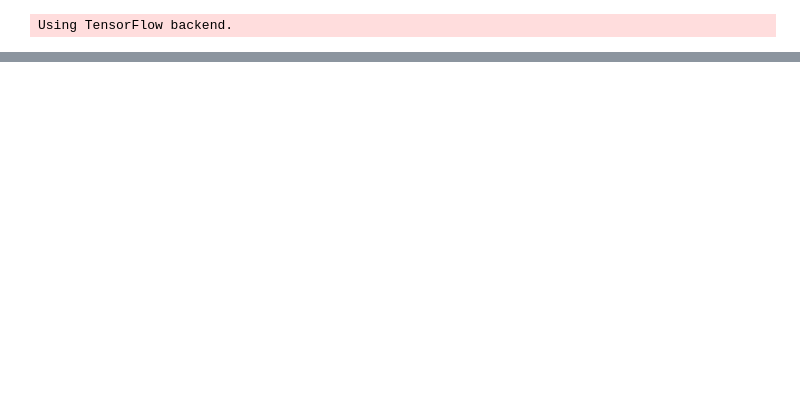
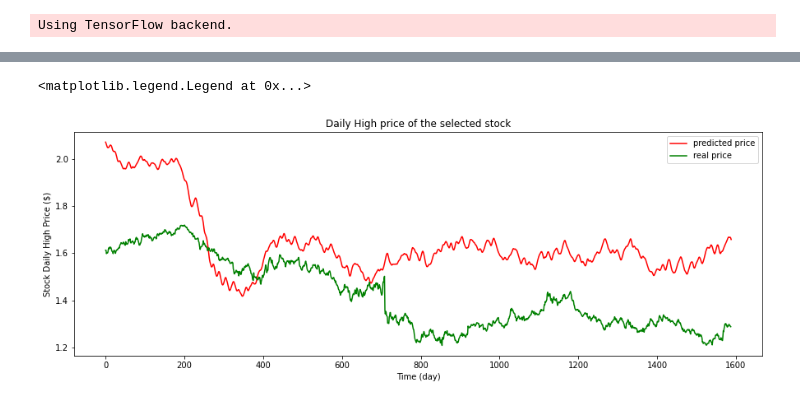
Before and after one commit to pikasean/LSTM, a Jupyter notebook: NN/Keras_Test.ipynb, the cells around one changed output, grey strips where cells are left out. Saved outputs shown, nothing was run; the diff lists cells and outputs as text; code cells hidden in the pictures; blank space fills up the shorter version.

```diff
--- a/NN/Keras_Test.ipynb
+++ b/NN/Keras_Test.ipynb
@@ -78,16 +92,20 @@ data.head(50)
 # %%
 '''
 package data into packs of 50 each, starting from the oldest data
+up to len(data) - test_size - lookback - 1
+
+X is excluded from the daily high price: the target value
+
 and convert X and y to numpy array
 '''
 X = []
 y = []
-for i in range(len(data) - lookback - 1):
+for i in range(len(data) - test_size - lookback):
     t = []
-    for j in range(0, lookback):
-        t.append(input_data[[(i + j)], :])
+    for j in range(lookback):
+        t.append(input_data[[(i + j)], 1:])
     X.append(t)
-    y.append(input_data[i + lookback, 1])
+    y.append(input_data[i + lookback, 0])
 
 X, y = np.array(X), np.array(y)
 # %%
@@ -97,6 +115,6 @@ X[:test_size+lookback].shape
 # %%
 # test data taken from the latest (size - (test_size + lookback)) data points
-X_test = X[:test_size+lookback]
+X_test = X[-(test_size+lookback):]
 
 # cut the test data out
 X = X[:-(test_size + lookback)]
@@ -181,0 +172,14 @@ getSharpeRatio()
+# %%
+# put the predicted target value inside input_data
+
+# inverse tranform the predicted data
+
+predicted_value = model.predict(X_test)
+li = input_data.shape[0]
+lp = predicted_value.shape[0]
+for i in range(li - lp, li):
+    input_data[i][0] = predicted_value[i - (li - lp)][0]
+
+input_data = sc.inverse_transform(input_data)
+
+input_data
@@ -181,0 +200,3 @@ getSharpeRatio()
+# %%
+actual_data = data.iloc[:, 1:].values
+actual_data
@@ -181,0 +217,12 @@ getSharpeRatio()
+# %%
+plt.figure(figsize=(15,5))
+plt.plot(input_data[-(test_size+lookback):,0], color= 'red', label="predicted price")
+plt.plot(actual_data[-(test_size+lookback):,0], color='green', label="real price")
+plt.title("Daily High price of the selected stock")
+plt.xlabel("Time (day)")
+plt.ylabel("Stock Daily High Price ($)")
+
+plt.legend()
+# %% [output]
+<matplotlib.legend.Legend at 0x...>
+[figure, added]
```
Also changed, not shown: parts of 18 cells of this notebook.
